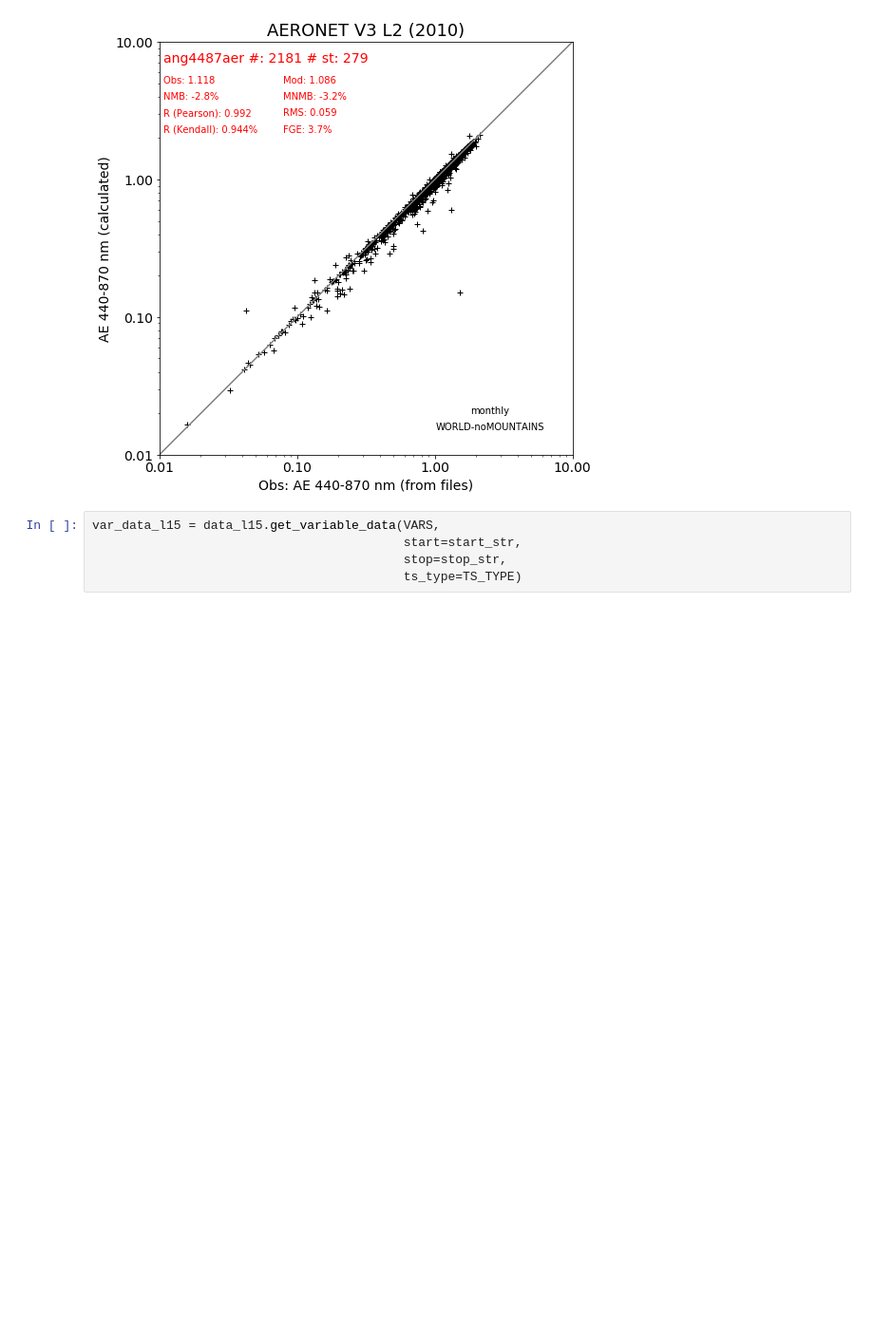
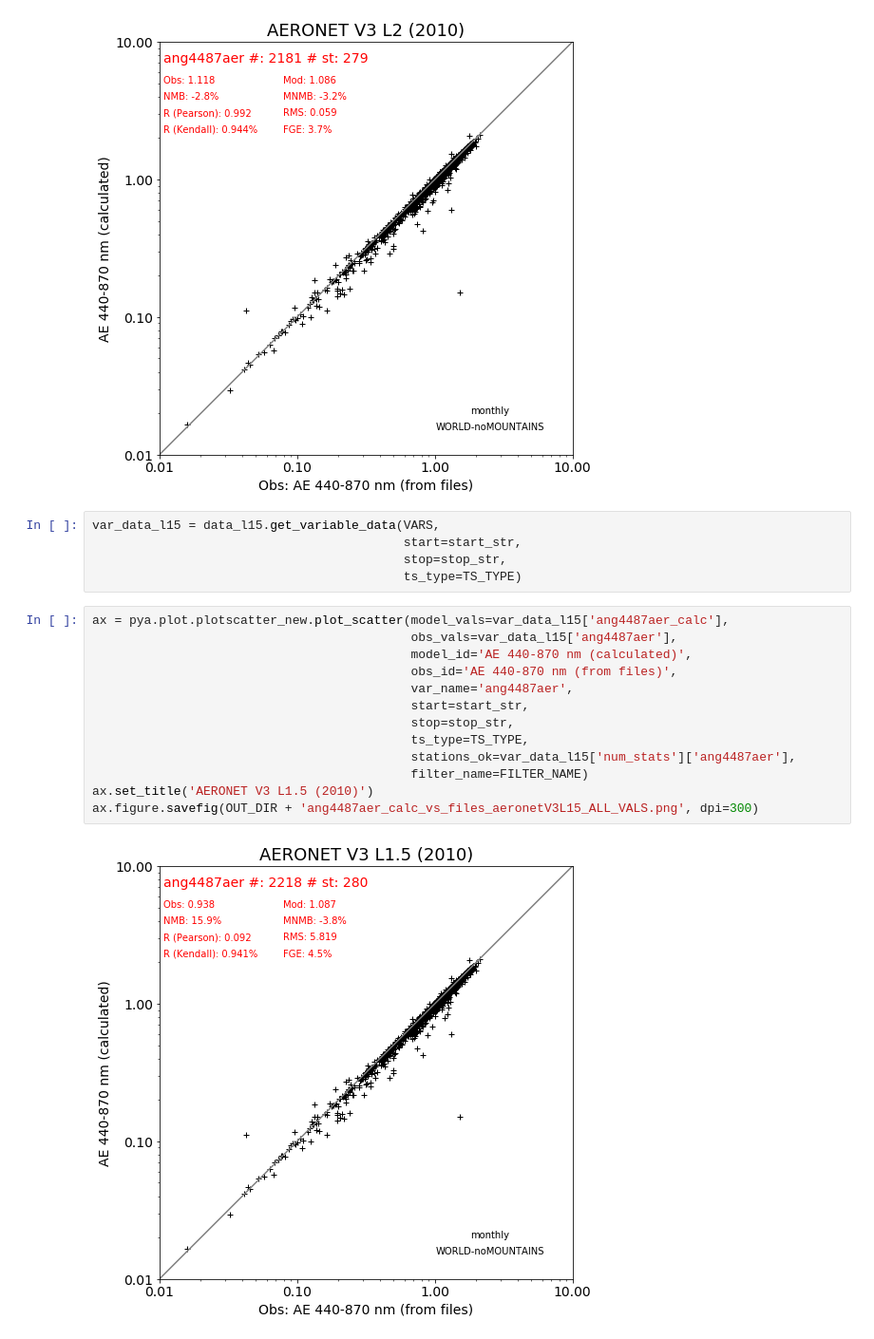
Before and after one commit to jgliss/aerocom_obs_props, a Jupyter notebook: test_scripts/aeronetV3_compare_angstrom.ipynb, the cells around one changed output. Shown at 95% size. Drawn from its saved outputs; the diff is of its cells as text; blank space fills up the shorter version.

```diff
--- a/test_scripts/aeronetV3_compare_angstrom.ipynb
+++ b/test_scripts/aeronetV3_compare_angstrom.ipynb
@@ -100,6 +125,21 @@ var_data_l15 = data_l15.get_variable_data(VARS,
                                           start=start_str,
                                           stop=stop_str,
                                           ts_type=TS_TYPE)
+# %%
+ax = pya.plot.plotscatter_new.plot_scatter(model_vals=var_data_l15['ang4487aer_calc'],
+                                           obs_vals=var_data_l15['ang4487aer'],
+                                           model_id='AE 440-870 nm (calculated)',
+                                           obs_id='AE 440-870 nm (from files)',
+                                           var_name='ang4487aer',
+                                           start=start_str,
+                                           stop=stop_str,
+                                           ts_type=TS_TYPE,
+                                           stations_ok=var_data_l15['num_stats']['ang4487aer'],
+                                           filter_name=FILTER_NAME)
+ax.set_title('AERONET V3 L1.5 (2010)')
+ax.figure.savefig(OUT_DIR + 'ang4487aer_calc_vs_files_aeronetV3L15_ALL_VALS.png', dpi=300)
+# %% [output]
+[figure, added]
 # %%
 ax = pya.plot.plotscatter_new.plot_scatter(model_vals=var_data_l15['ang4487aer_calc'],
                                            obs_vals=var_data_l15['ang4487aer'],
```
Also changed, not shown: parts of 8 cells of this notebook, 7 other files.
